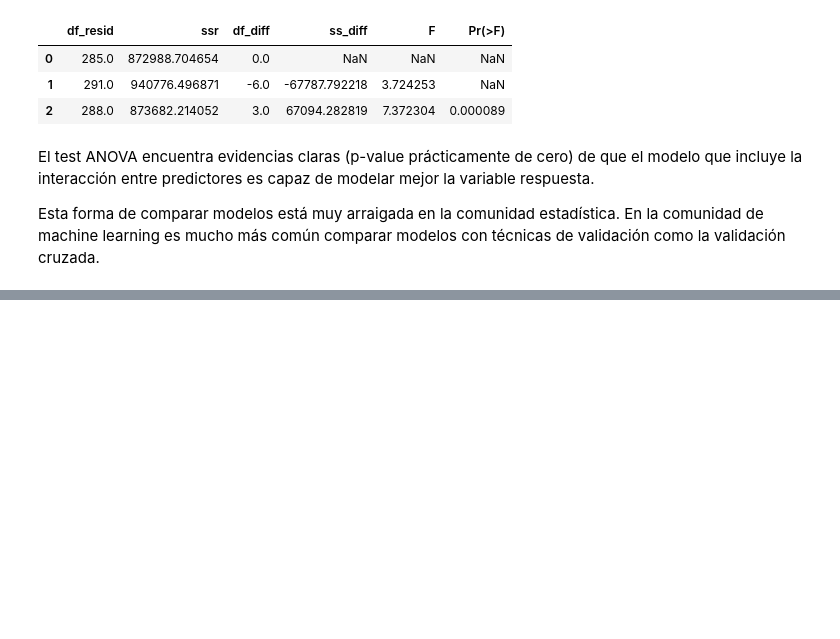
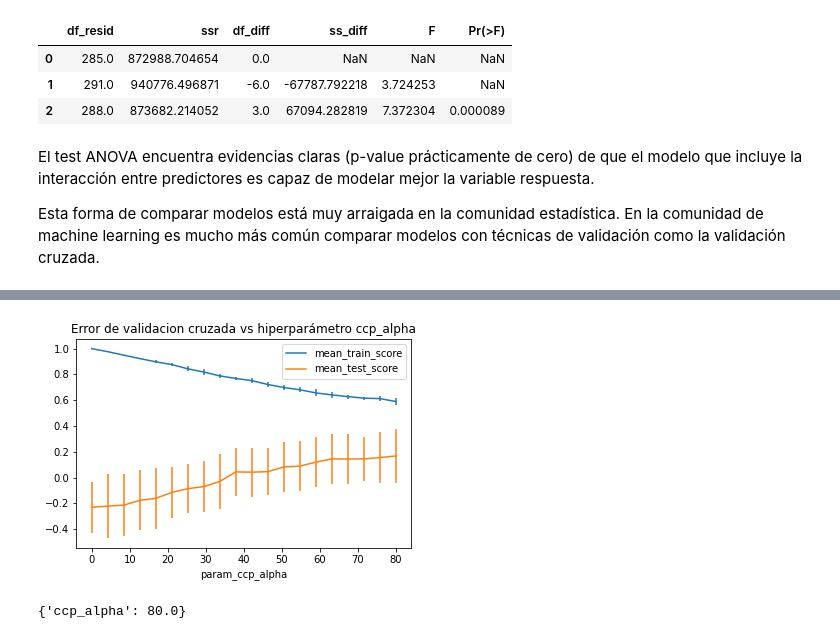
Before and after one commit to octagomez/Practico_191022, a Jupyter notebook: Examen V1.ipynb, the cells around one changed output, grey strips where cells are left out. Drawn from its saved outputs; the diff is of its cells as text; code cells hidden in the pictures; blank space fills up the shorter version.

```diff
--- a/Examen V1.ipynb
+++ b/Examen V1.ipynb
@@ -571,0 +891,36 @@ Esta forma de comparar modelos está muy arraigada en la comunidad estadística.
+# %%
+# Pruning (const complexity pruning) por validación cruzada
+# ------------------------------------------------------------------------------
+# Valores de ccp_alpha evaluados
+param_grid = {'ccp_alpha':np.linspace(0, 80, 20)}
+
+# Búsqueda por validación cruzada
+grid = GridSearchCV(
+        # El árbol se crece al máximo posible para luego aplicar el pruning
+        estimator = DecisionTreeRegressor(
+                            max_depth         = None,
+                            min_samples_split = 2,
+                            min_samples_leaf  = 1,
+                            random_state      = 123
+                       ),
+        param_grid = param_grid,
+        cv         = 10,
+        refit      = True,
+        return_train_score = True
+      )
+
+grid.fit(X_train, y_train)
+
+fig, ax = plt.subplots(figsize=(6, 3.84))
+scores = pd.DataFrame(grid.cv_results_)
+scores.plot(x='param_ccp_alpha', y='mean_train_score', yerr='std_train_score', ax=ax)
+scores.plot(x='param_ccp_alpha', y='mean_test_score', yerr='std_test_score', ax=ax)
+ax.set_title("Error de validacion cruzada vs hiperparámetro ccp_alpha");
+# %% [output]
+[figure, added]
+# %%
+# Mejor valor ccp_alpha encontrado
+# ------------------------------------------------------------------------------
+grid.best_params_
+# %% [output]
+{'ccp_alpha': 80.0}
```
Also changed, not shown: parts of 28 cells of this notebook.
